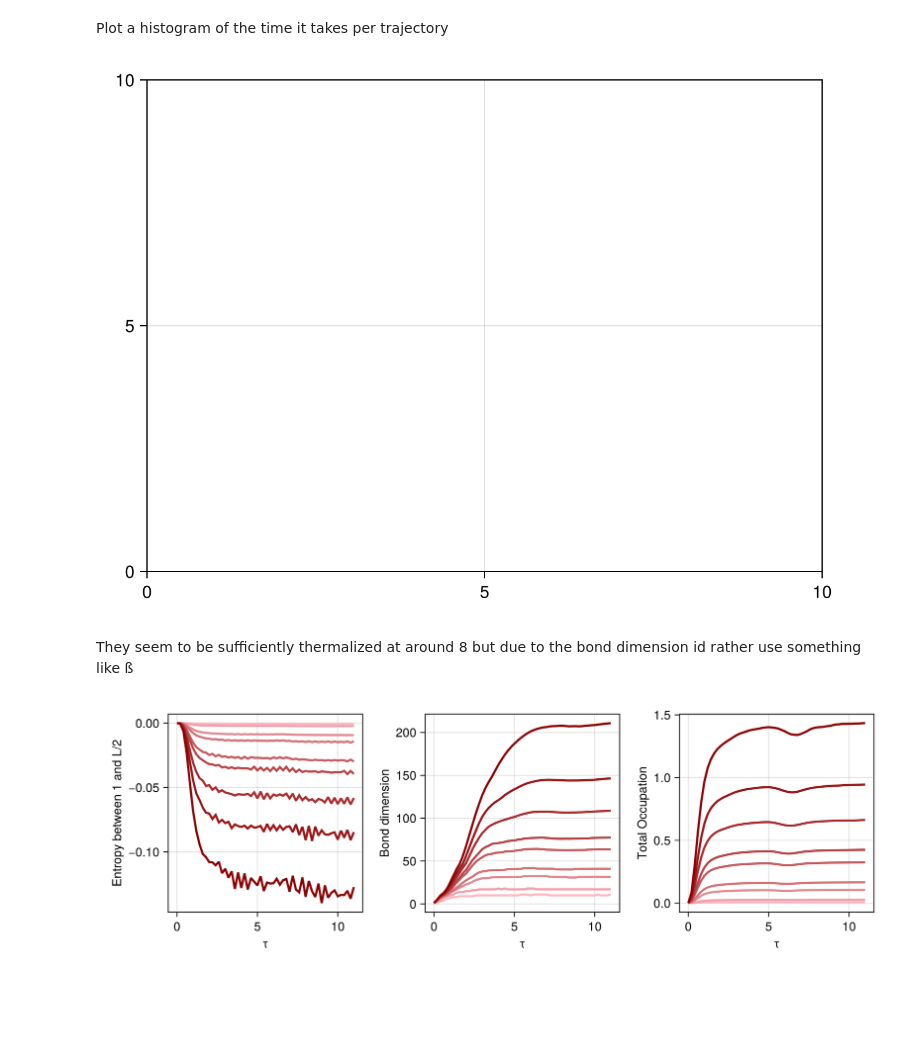
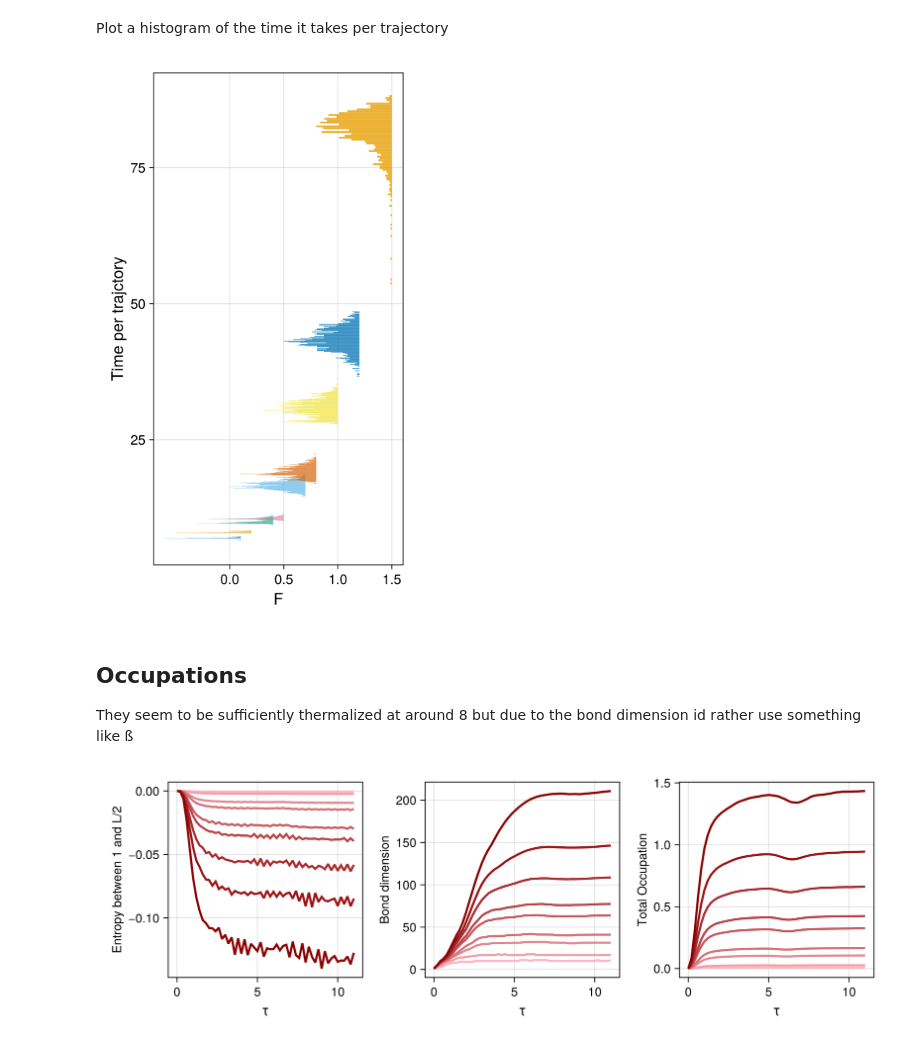
Before and after one commit to Ssalazar12/open_system_tn, a Jupyter notebook: notebooks/benchmarking.ipynb, the cells around one changed output. Drawn from its saved outputs; the diff is of its cells as text; code cells hidden in the pictures; blank space fills up the shorter version.

```diff
--- a/notebooks/benchmarking.ipynb
+++ b/notebooks/benchmarking.ipynb
@@ -171,12 +189,24 @@ end
 # %% [markdown]
 Plot a histogram of the time it takes per trajectory
-# %%
-f = Figure()
-ax = Axis(f[1, 1])
-f
-# %% [output]
-[figure, removed]
+# %%
+F_list = [0.0, 0.5, 1.0,1.5];
+
+f = Figure(size = (400, 700) )
+ax = Axis(f[1, 1], xlabel="F", ylabel="Time per trajctory", xticks= F_list, xlabelsize = 20,     # X label font size
+            ylabelsize = 20, xticklabelsize = 17, yticklabelsize = 17 )
+F_list =[]
+for l in 1:length(file_list)
+    F = meta_list[l]["F"]
+    hist!(ax, meta_list[l]["time_per_trajctory"][2:end], bins=100, scale_to=-0.7, offset=F, direction=:x)
+end
+
+save("../plots/elapsed_time.pdf", f )
+f
+# %% [output]
+[figure, added]
 # %% [markdown]
+## Occupations
+
 They seem to be sufficiently thermalized at around 8 but due to the bond dimension id rather use something like ß
 # %%
 f = Figure(size = (900, 300))
```
Also changed, not shown: parts of 14 cells of this notebook, 6 other files.
